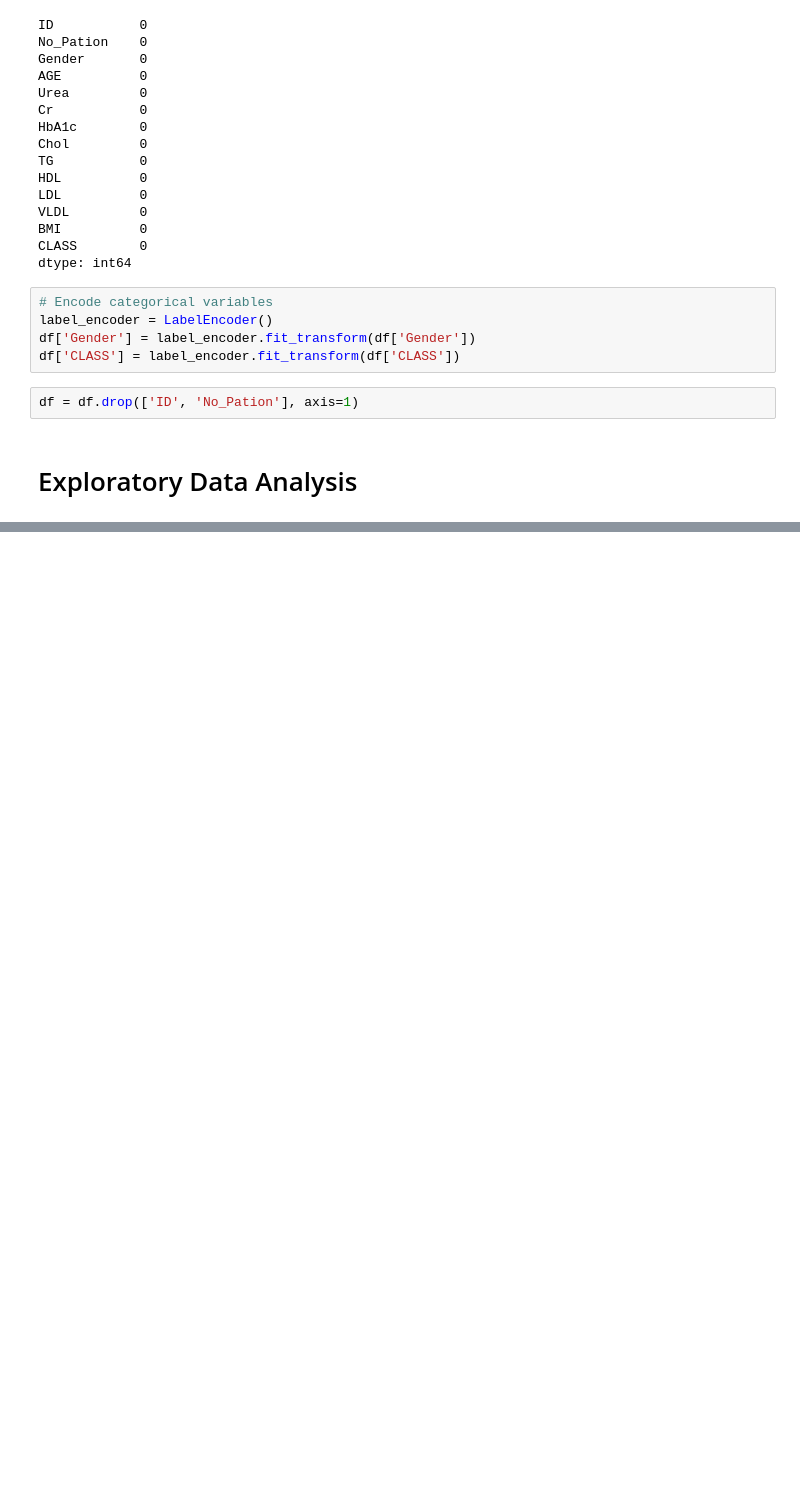
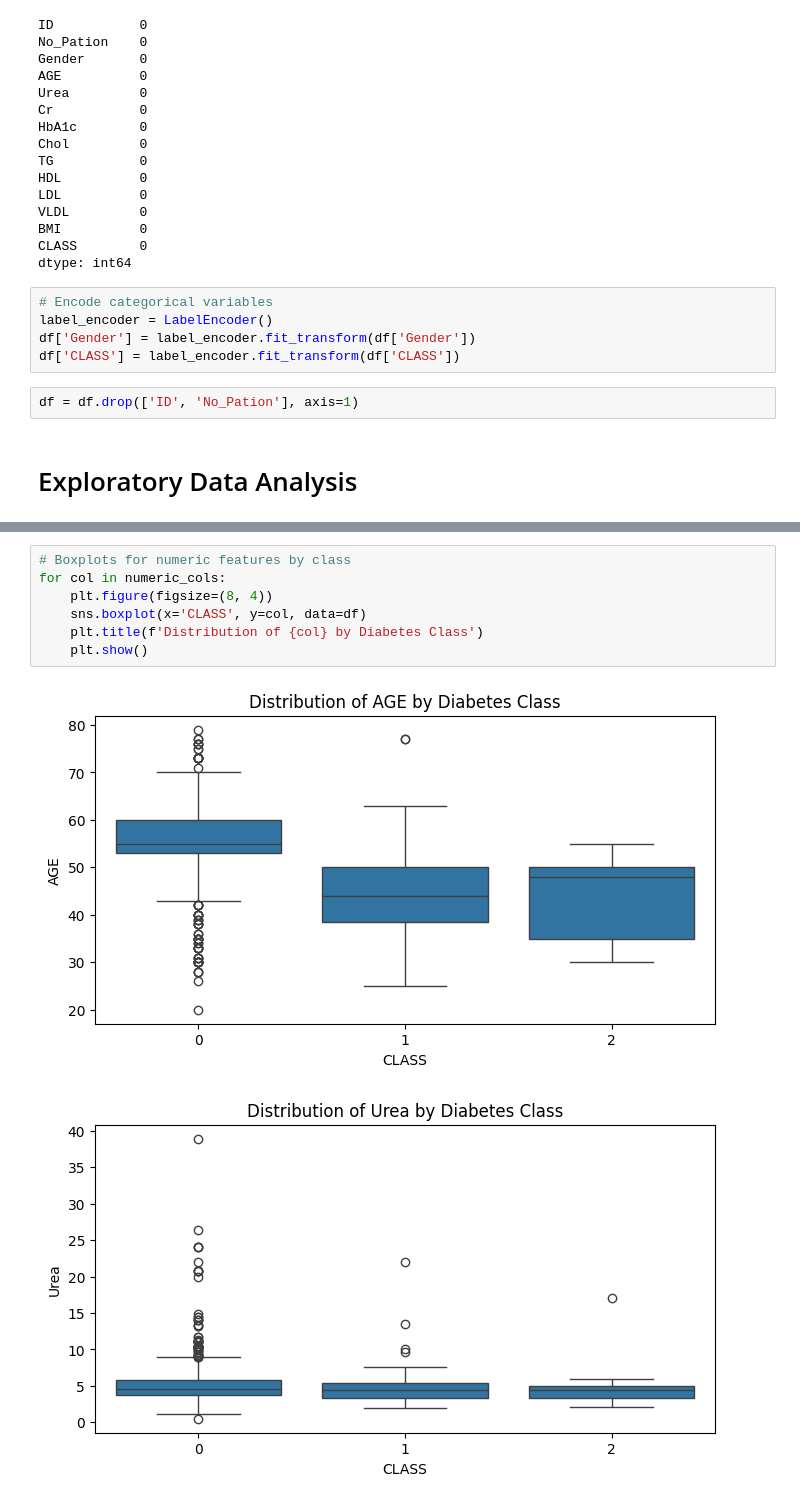
Before and after one commit to arshadziban/Data-Analysis-With-Python, a Jupyter notebook: Predicting Diabetes Using Decision Trees/predicting_diabetes.ipynb, the cells around one changed output, grey strips where cells are left out. Saved outputs shown, nothing was run; the diff lists cells and outputs as text; blank space fills up the shorter version.

```diff
--- a/Predicting Diabetes Using Decision Trees/predicting_diabetes.ipynb
+++ b/Predicting Diabetes Using Decision Trees/predicting_diabetes.ipynb
@@ -179,0 +216,10 @@ plt.show()
+# %%
+# Boxplots for numeric features by class
+for col in numeric_cols:
+    plt.figure(figsize=(8, 4))
+    sns.boxplot(x='CLASS', y=col, data=df)
+    plt.title(f'Distribution of {col} by Diabetes Class')
+    plt.show()
+# %% [output]
+[figure, added]
+[figure, added]
```
Also changed, not shown: parts of 13 cells of this notebook, 1 other file.
